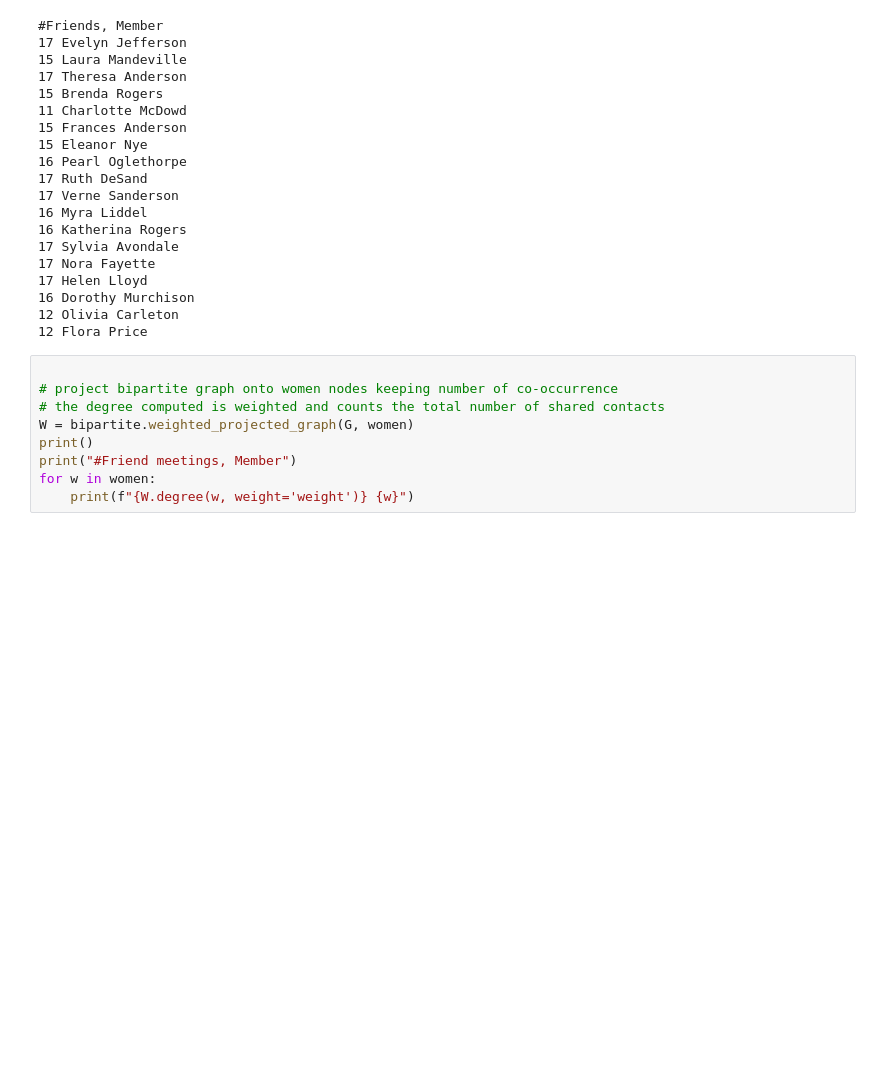
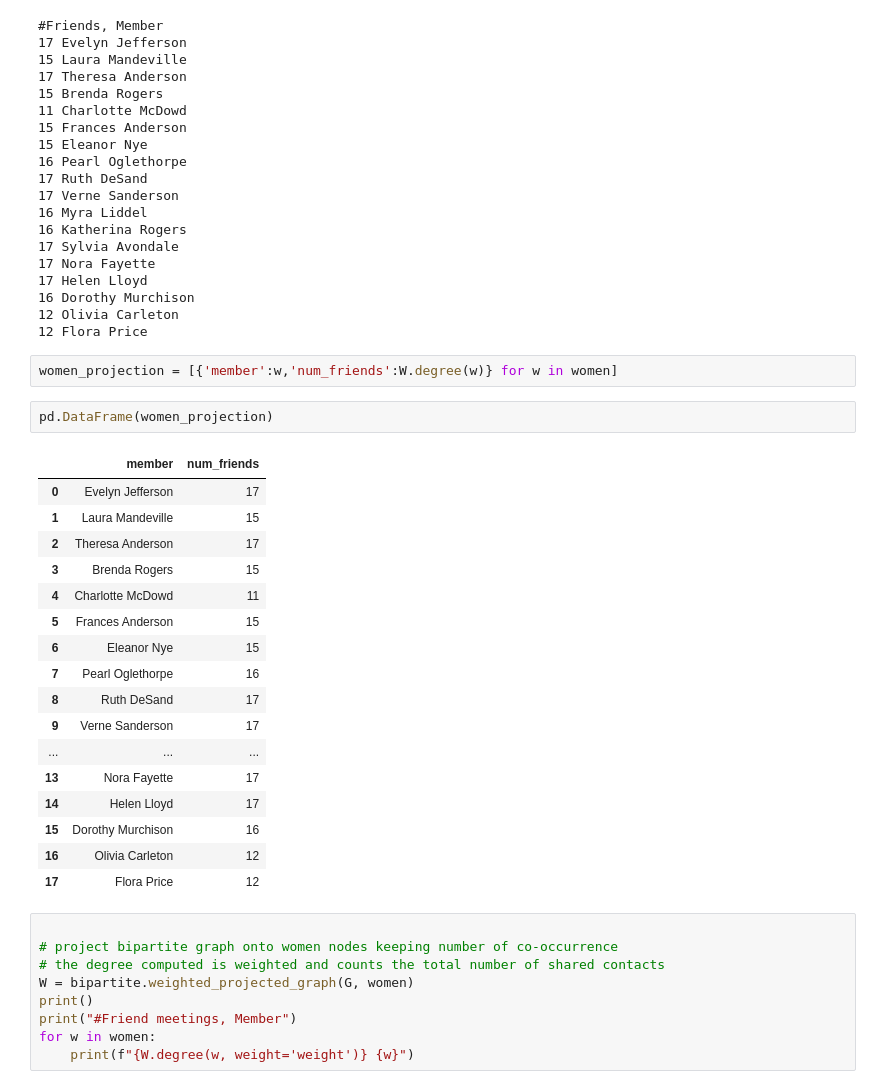
Before and after one commit to klmartin1998/spring2024-data620, a Jupyter notebook: assignments/assignment4/data620_assignment4.ipynb, the cells around one changed output. Drawn from its saved outputs; the diff is of its cells as text; blank space fills up the shorter version.

```diff
--- a/assignments/assignment4/data620_assignment4.ipynb
+++ b/assignments/assignment4/data620_assignment4.ipynb
@@ -62,6 +63,28 @@ for w in women:
 16 Dorothy Murchison
 12 Olivia Carleton
 12 Flora Price
+# %%
+women_projection = [{'member':w,'num_friends':W.degree(w)} for w in women]
+# %%
+pd.DataFrame(women_projection)
+# %% [output]
+|  | member | num_friends |
+| 0 | Evelyn Jefferson | 17 |
+| 1 | Laura Mandeville | 15 |
+| 2 | Theresa Anderson | 17 |
+| 3 | Brenda Rogers | 15 |
+| 4 | Charlotte McDowd | 11 |
+| 5 | Frances Anderson | 15 |
+| 6 | Eleanor Nye | 15 |
+| 7 | Pearl Oglethorpe | 16 |
+| 8 | Ruth DeSand | 17 |
+| 9 | Verne Sanderson | 17 |
+| ... | ... | ... |
+| 13 | Nora Fayette | 17 |
+| 14 | Helen Lloyd | 17 |
+| 15 | Dorothy Murchison | 16 |
+| 16 | Olivia Carleton | 12 |
+| 17 | Flora Price | 12 |
 # %%
 
 # project bipartite graph onto women nodes keeping number of co-occurrence
```
Also changed, not shown: parts of 4 cells of this notebook, 1 other file.
